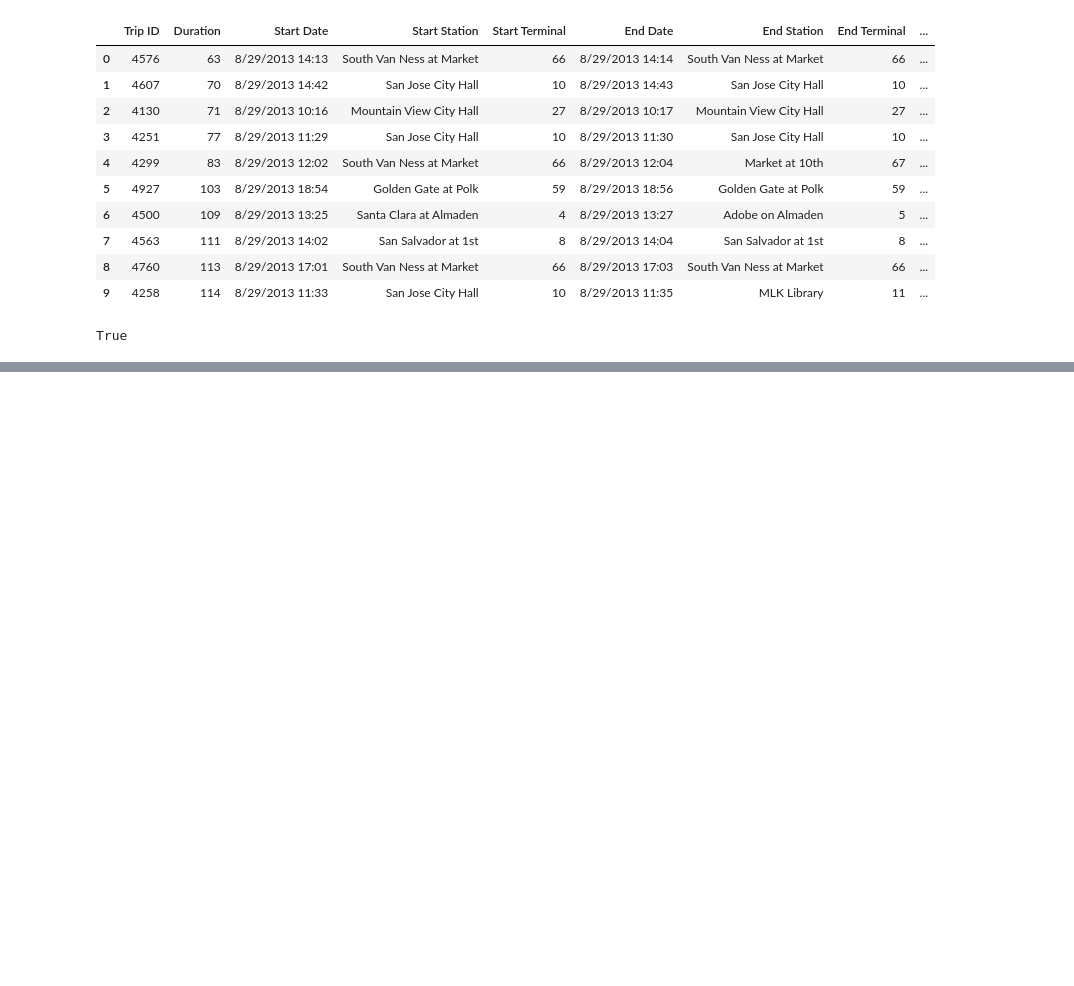
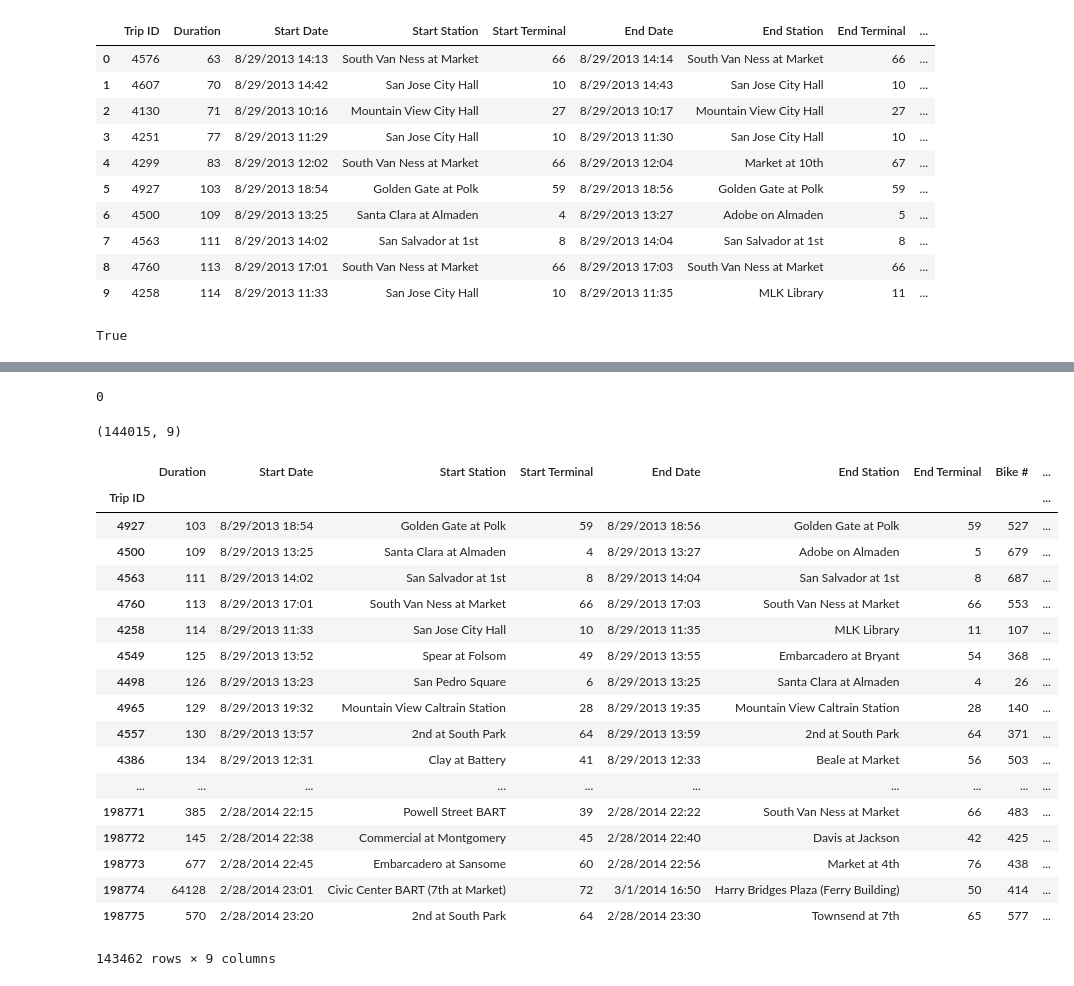
Before and after one commit to kmranrg/BikeShare, a Jupyter notebook: DataPreprocessing.ipynb, the cells around one changed output, grey strips where cells are left out. Saved outputs shown, nothing was run; the diff lists cells and outputs as text; code cells hidden in the pictures; blank space fills up the shorter version.

Commit message:
done with fetching records as per the user's requirements

```diff
--- a/DataPreprocessing.ipynb
+++ b/DataPreprocessing.ipynb
@@ -47,0 +115,5 @@ dt = dt.set_index("Trip ID")
+# %%
+#we will sum all above values to ensure there is no data redundancy
+sum(dt.duplicated())
+# %% [output]
+0
@@ -47,0 +122,27 @@ dt = dt.set_index("Trip ID")
+# %%
+dt.shape
+# %% [output]
+(144015, 9)
+# %%
+#fetching records where duration is greater than 100
+dt[dt.Duration >= 100]
+# %% [output]
+|  | Duration | Start Date | Start Station | Start Terminal | End Date | End Station | End Terminal | Bike # | ... |
+| Trip ID |  |  |  |  |  |  |  |  | ... |
+| 4927 | 103 | 8/29/2013 18:54 | Golden Gate at Polk | 59 | 8/29/2013 18:56 | Golden Gate at Polk | 59 | 527 | ... |
+| 4500 | 109 | 8/29/2013 13:25 | Santa Clara at Almaden | 4 | 8/29/2013 13:27 | Adobe on Almaden | 5 | 679 | ... |
+| 4563 | 111 | 8/29/2013 14:02 | San Salvador at 1st | 8 | 8/29/2013 14:04 | San Salvador at 1st | 8 | 687 | ... |
+| 4760 | 113 | 8/29/2013 17:01 | South Van Ness at Market | 66 | 8/29/2013 17:03 | South Van Ness at Market | 66 | 553 | ... |
+| 4258 | 114 | 8/29/2013 11:33 | San Jose City Hall | 10 | 8/29/2013 11:35 | MLK Library | 11 | 107 | ... |
+| 4549 | 125 | 8/29/2013 13:52 | Spear at Folsom | 49 | 8/29/2013 13:55 | Embarcadero at Bryant | 54 | 368 | ... |
+| 4498 | 126 | 8/29/2013 13:23 | San Pedro Square | 6 | 8/29/2013 13:25 | Santa Clara at Almaden | 4 | 26 | ... |
+| 4965 | 129 | 8/29/2013 19:32 | Mountain View Caltrain Station | 28 | 8/29/2013 19:35 | Mountain View Caltrain Station | 28 | 140 | ... |
+| 4557 | 130 | 8/29/2013 13:57 | 2nd at South Park | 64 | 8/29/2013 13:59 | 2nd at South Park | 64 | 371 | ... |
+| 4386 | 134 | 8/29/2013 12:31 | Clay at Battery | 41 | 8/29/2013 12:33 | Beale at Market | 56 | 503 | ... |
+| ... | ... | ... | ... | ... | ... | ... | ... | ... | ... |
+| 198771 | 385 | 2/28/2014 22:15 | Powell Street BART | 39 | 2/28/2014 22:22 | South Van Ness at Market | 66 | 483 | ... |
+| 198772 | 145 | 2/28/2014 22:38 | Commercial at Montgomery | 45 | 2/28/2014 22:40 | Davis at Jackson | 42 | 425 | ... |
+| 198773 | 677 | 2/28/2014 22:45 | Embarcadero at Sansome | 60 | 2/28/2014 22:56 | Market at 4th | 76 | 438 | ... |
+| 198774 | 64128 | 2/28/2014 23:01 | Civic Center BART (7th at Market) | 72 | 3/1/2014 16:50 | Harry Bridges Plaza (Ferry Building) | 50 | 414 | ... |
+| 198775 | 570 | 2/28/2014 23:20 | 2nd at South Park | 64 | 2/28/2014 23:30 | Townsend at 7th | 65 | 577 | ... |
+143462 rows × 9 columns
```
Also changed, not shown: parts of 8 cells of this notebook.
